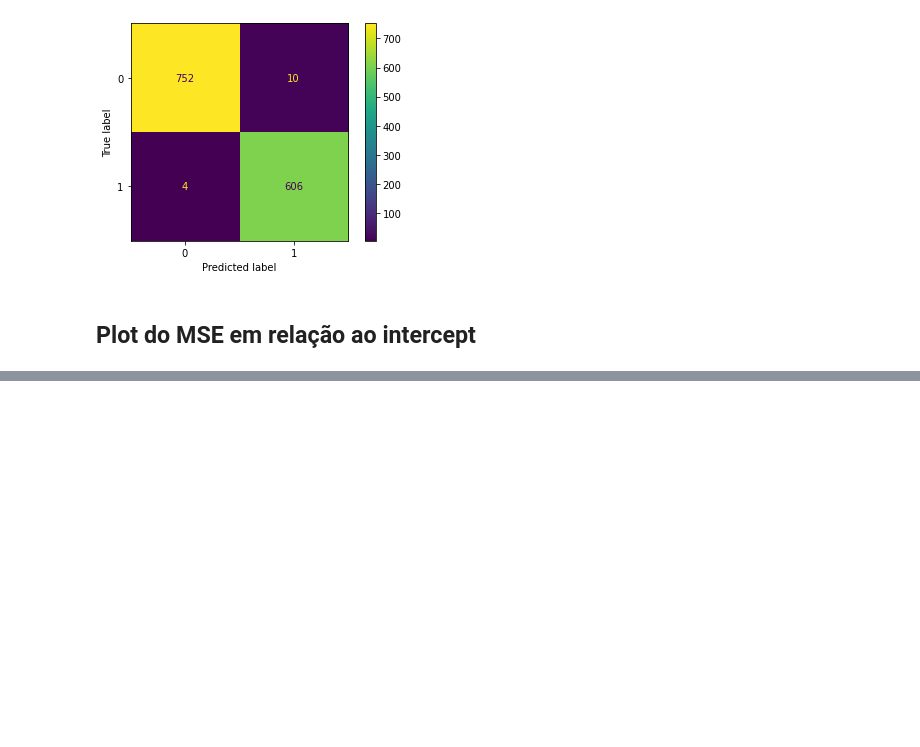
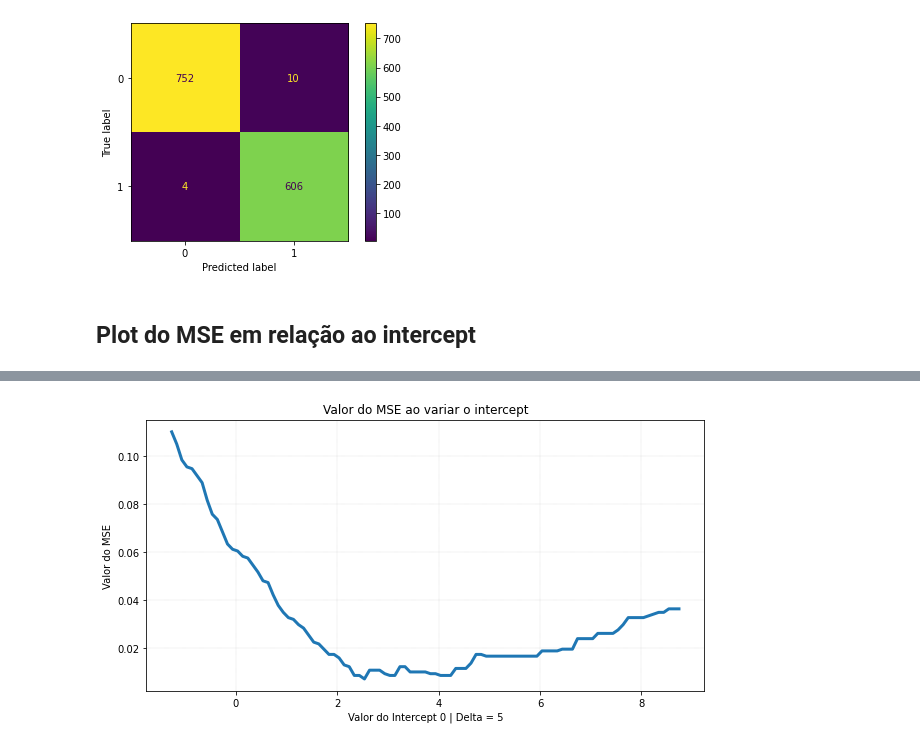
Before and after one commit to glima91/mestrado-reconhecimento-de-padroes, a Jupyter notebook: notebooks/2_classificacao.ipynb, the cells around one changed output, grey strips where cells are left out. Drawn from its saved outputs; the diff is of its cells as text; code cells hidden in the pictures; blank space fills up the shorter version.

```diff
--- a/notebooks/2_classificacao.ipynb
+++ b/notebooks/2_classificacao.ipynb
@@ -186,0 +202,5 @@ plot_delta_intercept_mse_score(coef, intercept, X, y)
+# %%
+for i in range (len(model.lrmodel.intercept_)):
+    plot_delta_intercept_mse_score(i, delta=5)
+# %% [output]
+[figure, added]
```
Also changed, not shown: parts of 6 cells of this notebook.
